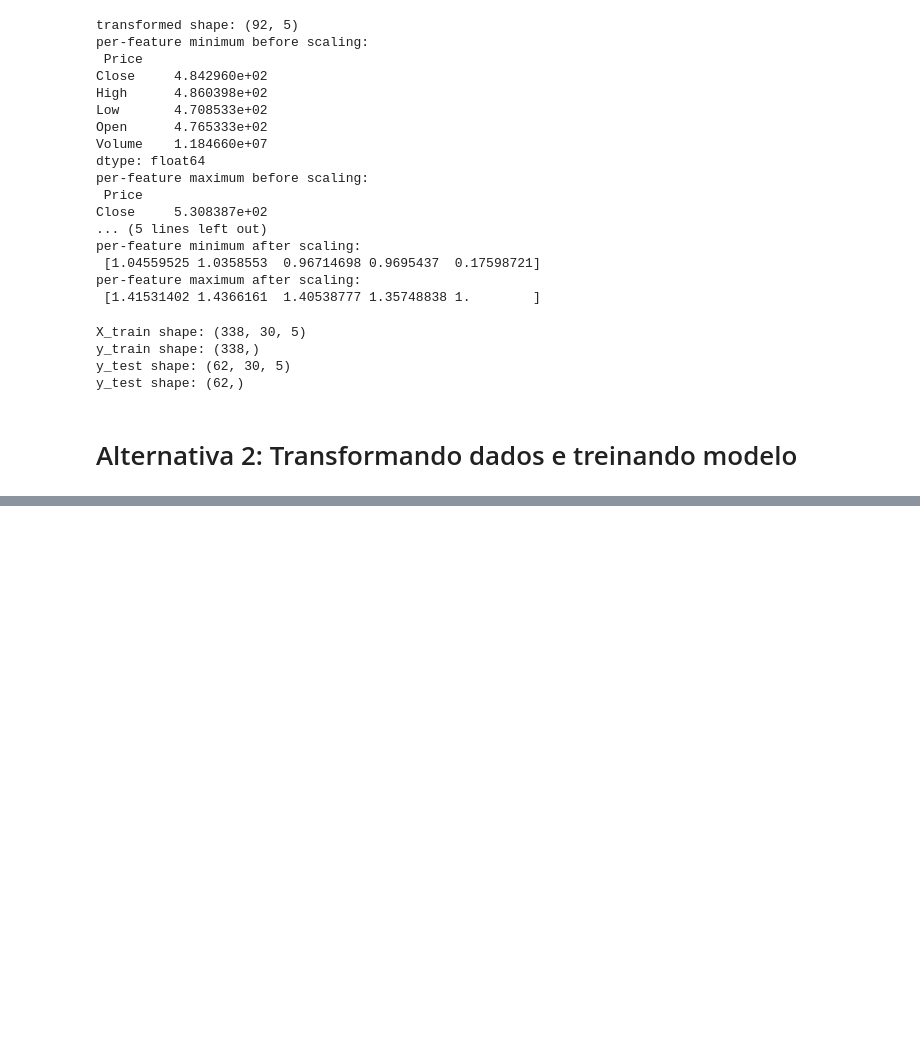
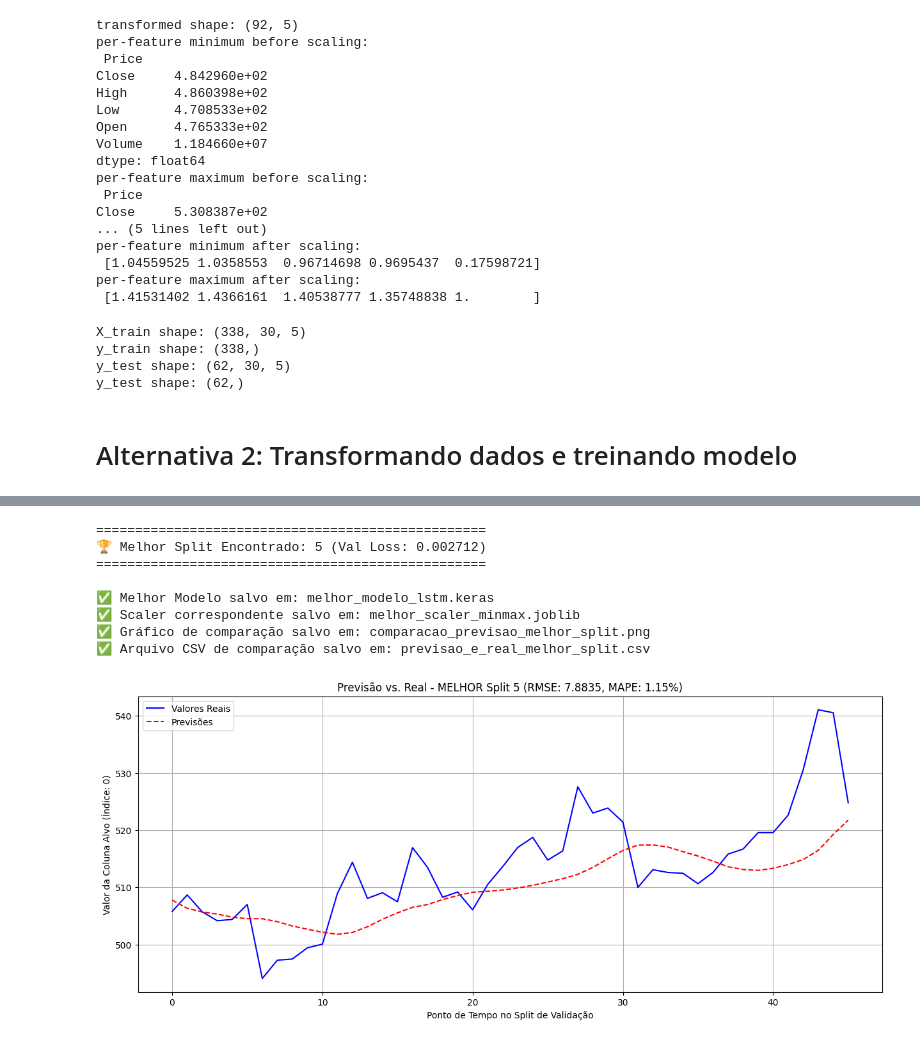
Before and after one commit to tiagoparibeiro/5mlet-tc4-lstm, a Jupyter notebook: notebooks/exploracao.ipynb, the cells around one changed output, grey strips where cells are left out. Cells and saved outputs as stored; diff of their text form; code cells hidden in the pictures; blank space fills up the shorter version.

Commit message:
ft: jupyter notebook - salvando modelo e scaler

```diff
--- a/notebooks/exploracao.ipynb
+++ b/notebooks/exploracao.ipynb
@@ -440,0 +468,52 @@ Model: "sequential_18"
+# %%
+if best_model is not None:
+    print("\n" + "="*50)
+    print(f"🏆 Melhor Split Encontrado: {best_split_idx} (Val Loss: {best_val_loss:.6f})")
+    print("="*50)
+
+    # --- Salvamento (Modelo e Scaler) ---
+    model_filename = 'melhor_modelo_lstm.keras'
+    scaler_filename = 'melhor_scaler_minmax.joblib'
+
+    # Salva o Melhor Modelo
+    best_model.save(model_filename)
+    print(f"\n✅ Melhor Modelo salvo em: {model_filename}")
+
+    # Salva o Scaler correspondente
+    joblib.dump(best_scaler, scaler_filename)
+    print(f"✅ Scaler correspondente salvo em: {scaler_filename}")
+
+
+    # --- Visualização e Salvamento dos Resultados ---
+
+    # 10 — Plotar a comparação do MELHOR SPLIT
+    plt.figure(figsize=(15, 6))
+    plt.plot(best_y_true, label='Valores Reais', color='blue')
+    plt.plot(best_y_pred, label='Previsões', color='red', linestyle='--')
+    plt.title(f'Previsão vs. Real - MELHOR Split {best_split_idx} (RMSE: {best_rmse:.4f}, MAPE: {best_mape:.2f}%)')
+    plt.xlabel('Ponto de Tempo no Split de Validação')
+    plt.ylabel(f'Valor da Coluna Alvo (Índice: {target_col_index})')
+    plt.legend()
+    plt.grid(True)
+    plot_filename = 'comparacao_previsao_melhor_split.png'
+    plt.savefig(plot_filename)
+    print(f"✅ Gráfico de comparação salvo em: {plot_filename}")
+
+    # 11 — Salvar os dados de comparação do MELHOR SPLIT
+    comparacao_df = pd.DataFrame({'Real': best_y_true, 'Previsao': best_y_pred})
+    csv_filename = 'previsao_e_real_melhor_split.csv'
+    comparacao_df.to_csv(csv_filename, index=False)
+    print(f"✅ Arquivo CSV de comparação salvo em: {csv_filename}")
+
+else:
+    print("\nNão foi possível treinar/salvar nenhum modelo com sucesso.")
+# %% [output]
+==================================================
+🏆 Melhor Split Encontrado: 5 (Val Loss: 0.002712)
+==================================================
+
+✅ Melhor Modelo salvo em: melhor_modelo_lstm.keras
+✅ Scaler correspondente salvo em: melhor_scaler_minmax.joblib
+✅ Gráfico de comparação salvo em: comparacao_previsao_melhor_split.png
+✅ Arquivo CSV de comparação salvo em: previsao_e_real_melhor_split.csv
+[figure, added]
```
Also changed, not shown: parts of 6 cells of this notebook, 1 other file.
